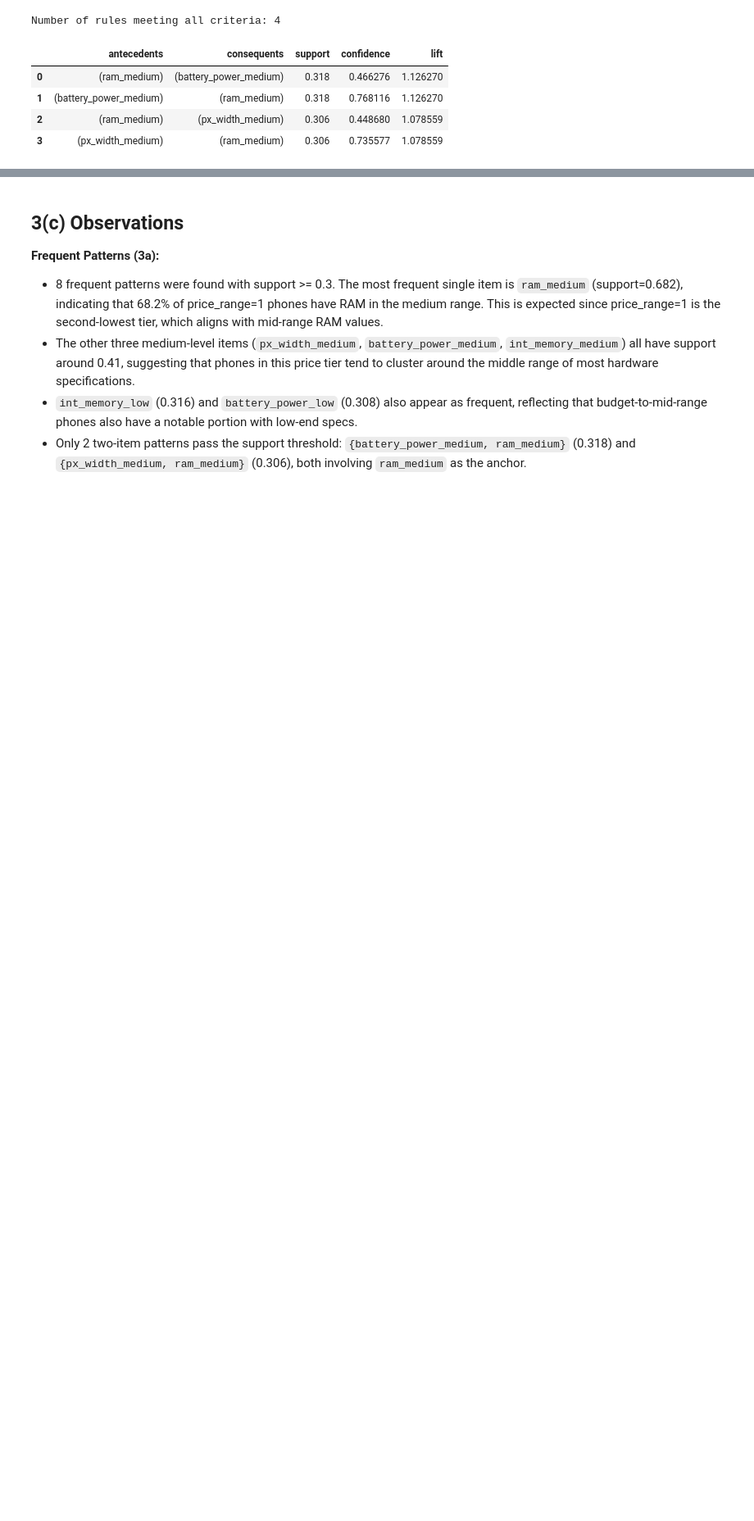
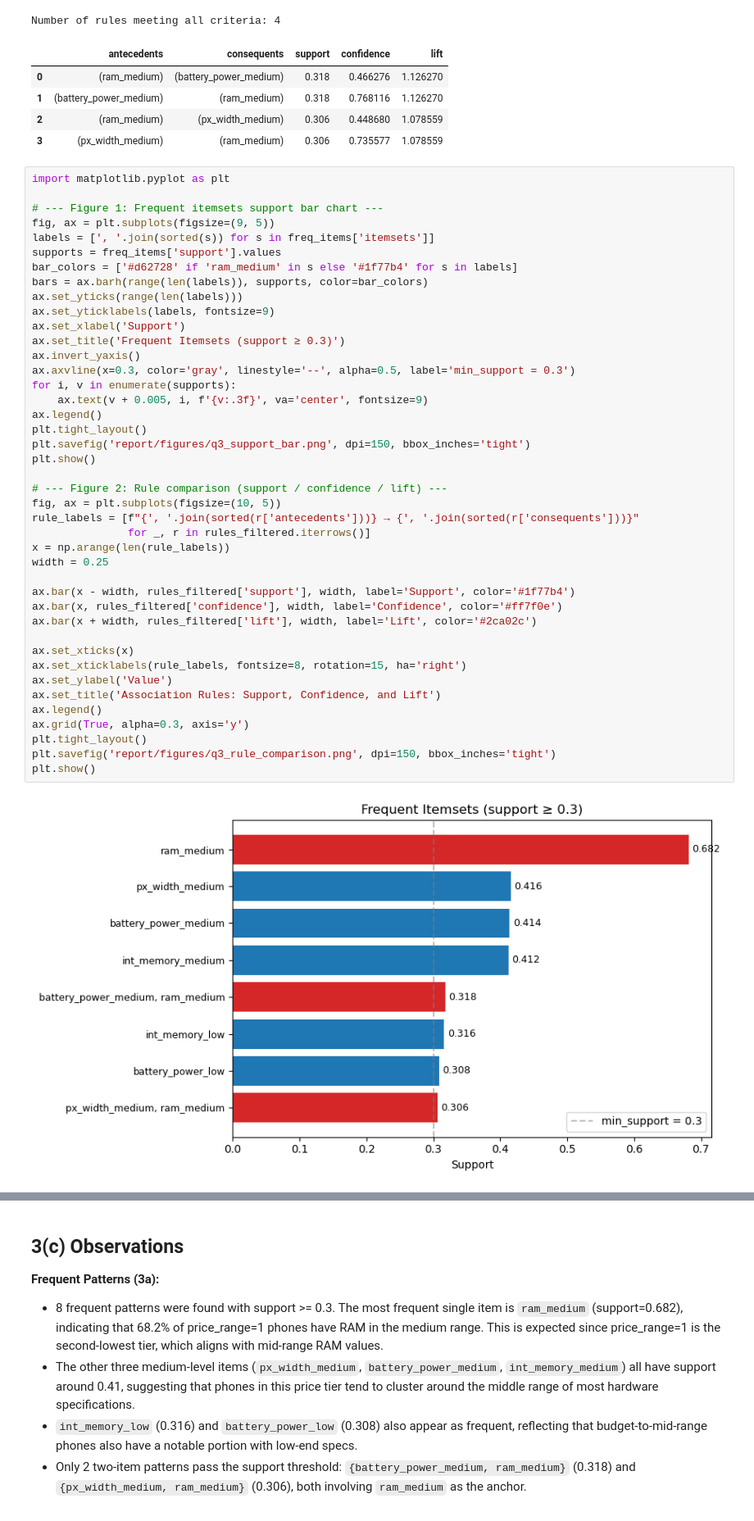
Before and after one commit to RaisoLiu/DM2026-Assignment-2, a Jupyter notebook: Q3_Association_Rules.ipynb, the cells around one changed output, grey strips where cells are left out. Shown at 82% size. Drawn from its saved outputs; the diff is of its cells as text; blank space fills up the shorter version.

Commit message:
finalize assignment 2 report

```diff
--- a/Q3_Association_Rules.ipynb
+++ b/Q3_Association_Rules.ipynb
@@ -116,3 +116,47 @@ Number of rules meeting all criteria: 4
 | 1 | (battery_power_medium) | (ram_medium) | 0.318 | 0.768116 | 1.126270 |
 | 2 | (ram_medium) | (px_width_medium) | 0.306 | 0.448680 | 1.078559 |
 | 3 | (px_width_medium) | (ram_medium) | 0.306 | 0.735577 | 1.078559 |
+# %%
+import matplotlib.pyplot as plt
+
+# --- Figure 1: Frequent itemsets support bar chart ---
+fig, ax = plt.subplots(figsize=(9, 5))
+labels = [', '.join(sorted(s)) for s in freq_items['itemsets']]
+supports = freq_items['support'].values
+bar_colors = ['#d62728' if 'ram_medium' in s else '#1f77b4' for s in labels]
+bars = ax.barh(range(len(labels)), supports, color=bar_colors)
+ax.set_yticks(range(len(labels)))
+ax.set_yticklabels(labels, fontsize=9)
+ax.set_xlabel('Support')
+ax.set_title('Frequent Itemsets (support ≥ 0.3)')
+ax.invert_yaxis()
+ax.axvline(x=0.3, color='gray', linestyle='--', alpha=0.5, label='min_support = 0.3')
+for i, v in enumerate(supports):
+    ax.text(v + 0.005, i, f'{v:.3f}', va='center', fontsize=9)
+ax.legend()
+plt.tight_layout()
+plt.savefig('report/figures/q3_support_bar.png', dpi=150, bbox_inches='tight')
+plt.show()
+
+# --- Figure 2: Rule comparison (support / confidence / lift) ---
+fig, ax = plt.subplots(figsize=(10, 5))
+rule_labels = [f"{', '.join(sorted(r['antecedents']))} → {', '.join(sorted(r['consequents']))}"
+               for _, r in rules_filtered.iterrows()]
+x = np.arange(len(rule_labels))
+width = 0.25
+
+ax.bar(x - width, rules_filtered['support'], width, label='Support', color='#1f77b4')
+ax.bar(x, rules_filtered['confidence'], width, label='Confidence', color='#ff7f0e')
+ax.bar(x + width, rules_filtered['lift'], width, label='Lift', color='#2ca02c')
+
+ax.set_xticks(x)
+ax.set_xticklabels(rule_labels, fontsize=8, rotation=15, ha='right')
+ax.set_ylabel('Value')
+ax.set_title('Association Rules: Support, Confidence, and Lift')
+ax.legend()
+ax.grid(True, alpha=0.3, axis='y')
+plt.tight_layout()
+plt.savefig('report/figures/q3_rule_comparison.png', dpi=150, bbox_inches='tight')
+plt.show()
+# %% [output]
+[figure, added]
```
Also changed, not shown: parts of 2 cells of this notebook, 14 other files.
